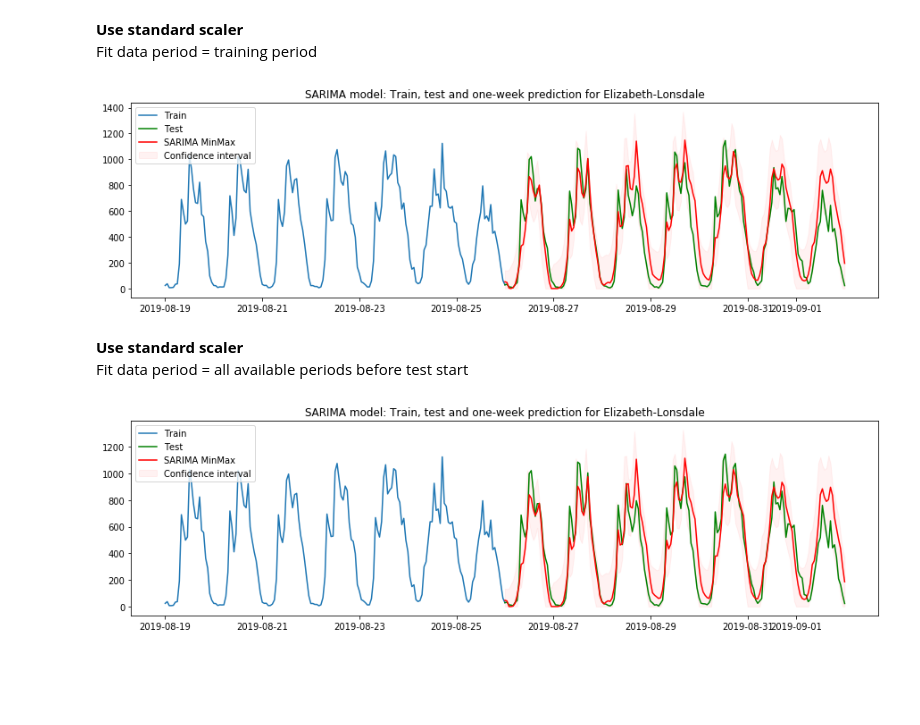
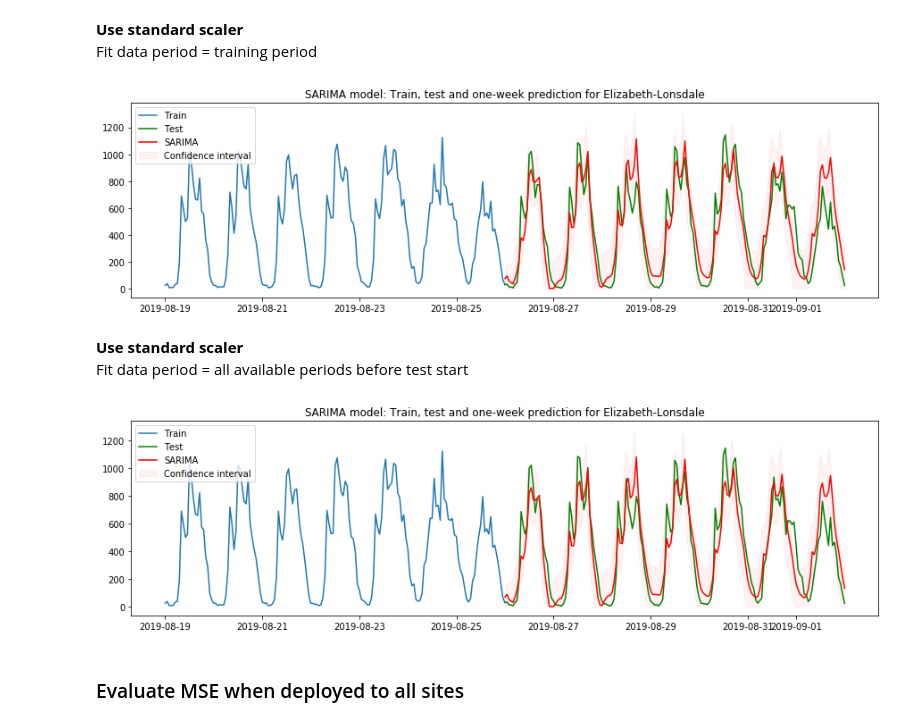
Before and after one commit to khairulomar/Melbourne_pedestrian, a Jupyter notebook: Melbourne_pedestrian.ipynb, the cells around one changed output. Drawn from its saved outputs; the diff is of its cells as text; code cells hidden in the pictures; blank space fills up the shorter version.

```diff
--- a/Melbourne_pedestrian.ipynb
+++ b/Melbourne_pedestrian.ipynb
@@ -987,12 +987,12 @@ Top 3 hyperparameters from grid search sorted by AIC:
 | 1 | 6 | 1 | 6 | 2 | 1 | 2 | 24 | 337 | 3812.0 |
 | 2 | 6 | 1 | 8 | 2 | 1 | 2 | 24 | 337 | 3813.2 |
 # %%
-num_of_wks = 3
+# Set training length and data set
+num_of_wks = 8
 train_start = test_start - one_week * num_of_wks
 data_arima = dfs[1][train_start : test_start]
 
 # # Run SARIMA model with optimized parameters
-
 # p,d,q,P,D,Q,m = sarima_hyperparams.iloc[0][:7].astype(int)
 # model = SARIMAX(data_arima, order=(p, d, q), seasonal_order=(P, D, Q, m)).fit()
 
@@ -1030,12 +1032,13 @@ sarima.plot_diagnostics(figsize=(12,7));
 # %%
 # Formula to calculate SARIMA prediction and confidence interval
 
+from sklearn.preprocessing import StandardScaler, MinMaxScaler
 from statsmodels.tsa.statespace.sarimax import SARIMAX
-from datetime import datetime
 import pandas as pd
+import numpy as np
 
 def predict_sarima(model, data, scaler, test_start, train_plot_weeks, test_plot_weeks):
-    one_week    = pd.Timedelta(hours=7*24)
+    one_week   = pd.Timedelta(hours=7*24)
     plot_start = test_start - one_week * train_plot_weeks
     test_end   = test_start + one_week * test_plot_weeks
 
@@ -1060,7 +1063,7 @@ def predict_sarima(model, data, scaler, test_start, train_plot_weeks, test_plot_
     pc_upper = pred_conf.iloc[:,1]
     pc_lower = pred_conf.iloc[:,0]
 
-    return pred, pred_conf, pc_upper, pc_lower, data_train, data_test
+    return pred, pc_upper, pc_lower, data_train, data_test
 # %%
 # Assign parameters to calc prediction
 model, data, test_start = sarima, dfs[1], test_start
@@ -1172,23 +1175,23 @@ Fit data period = training period
 # %%
 # Fit to Elizabeth-Lonsdale data
 stdscaler2 = StandardScaler()
 stdscaler2 = stdscaler2.fit(np.array(lonsdale_train).reshape(-1, 1)) # fit to training data
 
 # Assign parameters for scaled data
 model, data, scaler, test_start = sarima_std_scaled, lonsdale, stdscaler2, test_start
-pred2, pred_conf2, pc_upper2, pc_lower2, train2, test2 = predict_sarima(model, data, scaler, test_start, 1, 1)
+pred2, pc_upper2, pc_lower2, train2, test2 = predict_sarima(model, data, scaler, test_start, 1, 1)
 
 # Visualize train, test and prediction to calc prediction
 fig, ax = plt.subplots(figsize=(15,4))
 plt.plot(train2, label='Train')
 plt.plot(test2, label='Test', c='g')
-plt.plot(pred2.clip(0), label='SARIMA MinMax', c='r')
-plt.fill_between(pred_conf2.index, pc_upper2, pc_lower2.clip(0), color='r', alpha=.05, label='Confidence interval');
+plt.plot(pred2.clip(0), label='SARIMA', c='r')
+plt.fill_between(test2.index, pc_upper2, pc_lower2.clip(0), color='r', alpha=.05, label='Confidence interval');
 plt.legend(loc='upper left')
 ax.set_title('SARIMA model: Train, test and one-week prediction for Elizabeth-Lonsdale')
 plt.show()
 # %% [output]
-[figure, old version]
+[figure, new version]
 # %% [markdown]
 **Use standard scaler**<br>
 Fit data period = all available periods before test start
@@ -1199,16 +1202,18 @@ stdscaler3 = stdscaler3.fit(np.array(lonsdale).reshape(-1, 1)) # fit to all pre-
 
 # Assign parameters for scaled data
 model, data, scaler, test_start = sarima_std_scaled, lonsdale, stdscaler3, test_start
-pred3, pred_conf3, pc_upper3, pc_lower3, train3, test3 = predict_sarima(model, data, scaler, test_start, 1, 1)
+pred3, pc_upper3, pc_lower3, train3, test3 = predict_sarima(model, data, scaler, test_start, 1, 1)
 
 # Visualize train, test and prediction to calc prediction
 fig, ax = plt.subplots(figsize=(15,4))
 plt.plot(train3, label='Train')
 plt.plot(test3, label='Test', c='g')
-plt.plot(pred3.clip(0), label='SARIMA MinMax', c='r')
-plt.fill_between(pred_conf3.index, pc_upper3, pc_lower3.clip(0), color='r', alpha=.05, label='Confidence interval');
+plt.plot(pred3.clip(0), label='SARIMA', c='r')
+plt.fill_between(test3.index, pc_upper3, pc_lower3.clip(0), color='r', alpha=.05, label='Confidence interval');
 plt.legend(loc='upper left')
 ax.set_title('SARIMA model: Train, test and one-week prediction for Elizabeth-Lonsdale')
 plt.show()
 # %% [output]
-[figure, old version]
+[figure, new version]
+# %% [markdown]
+### Evaluate MSE when deployed to all sites
```
Also changed, not shown: parts of 18 cells of this notebook.
